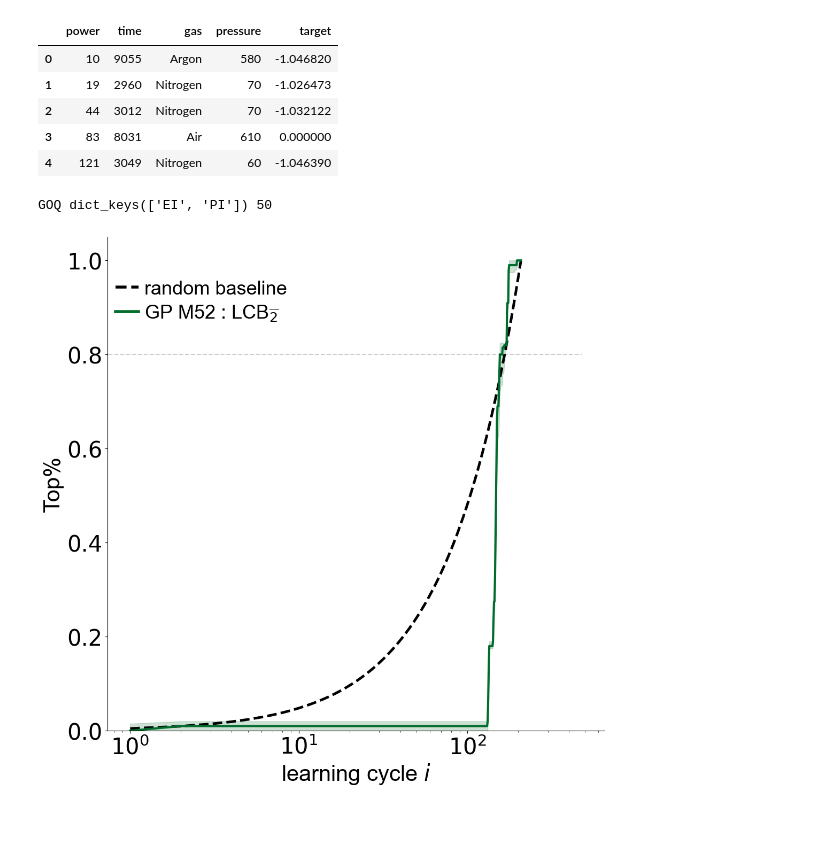
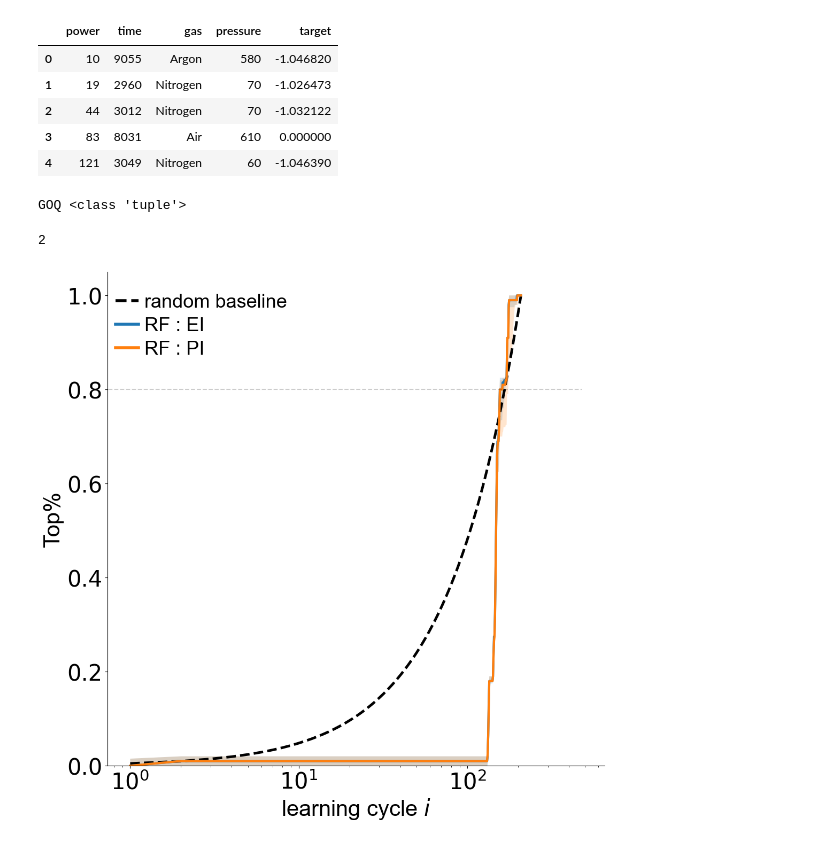
Before and after one commit to hududed/bayesian-materials-science-benchmarking, a Jupyter notebook: bayesian_materials_science_benchmarking/perf_viz.ipynb, the cells around one changed output. Saved outputs shown, nothing was run; the diff lists cells and outputs as text; code cells hidden in the pictures.

Commit message:
all auto multi plot

```diff
--- a/bayesian_materials_science_benchmarking/perf_viz.ipynb
+++ b/bayesian_materials_science_benchmarking/perf_viz.ipynb
@@ -43,16 +43,17 @@ length dataset: 208, nr of top candidates: 11
 
 # TopCodnt_collection_GP_Matern52_LCB2 = np.load('test_run.npy', allow_pickle = True)
 # Please replace the above line with the below code if you ran benchmarking framework on your own dataset and obtained results locally. .
-def create_results_dict_for(dataset_name: str) -> Dict[str, Any]:
-    d = defaultdict(list)
-    for af_name in acq_funcs:
-        results = np.load(f"{af_name}_{dataset_name}.npy", allow_pickle=True)
-        d[af_name] = results[3]
-    return dict(d)
-# test_run_results = np.load(f'{af_name}_{dataset_name}.npy', allow_pickle = True)
-# TopCount_collection_GP_Matern52_LCB2 = test_run_results[3]
+
+test_run_results = np.load(f'{af_name}_{dataset_name}.npy', allow_pickle = True)
+TopCount_collection_GP_Matern52_LCB2 = test_run_results[3]
 # test_run_results[4]/3600
-print(dataset_name, d.keys(), len(dict(d).get('PI')))
+
+d = create_results_dict_for(dataset_name, n_top, n_dataset)
+print(dataset_name, type(dict(d).get('PI')))
 # %% [output]
-GOQ dict_keys(['EI', 'PI']) 50
+GOQ <class 'tuple'>
+# %%
+len(d)
+# %% [output]
+2
 # %%
@@ -61,5 +68,5 @@ TopPercent_GP_Matern52_LCB2 = avg_(TopPercent(TopCount_collection_GP_Matern52_LC
 # %%
-plot_top_cycle(n_dataset,n_top, TopPercent_GP_Matern52_LCB2, af_name, dataset_name)
+plot_top_cycle(n_dataset,n_top, d, dataset_name)
 # %% [output]
-[figure, old version]
+[figure, new version]
 # %%
```
Also changed, not shown: parts of 3 cells of this notebook, 1 other file.
